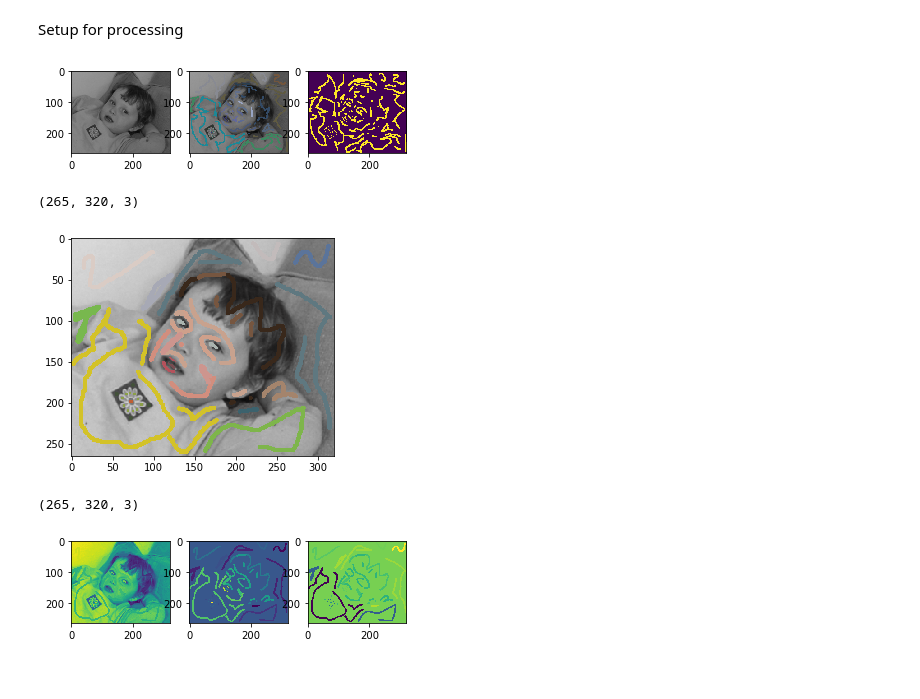
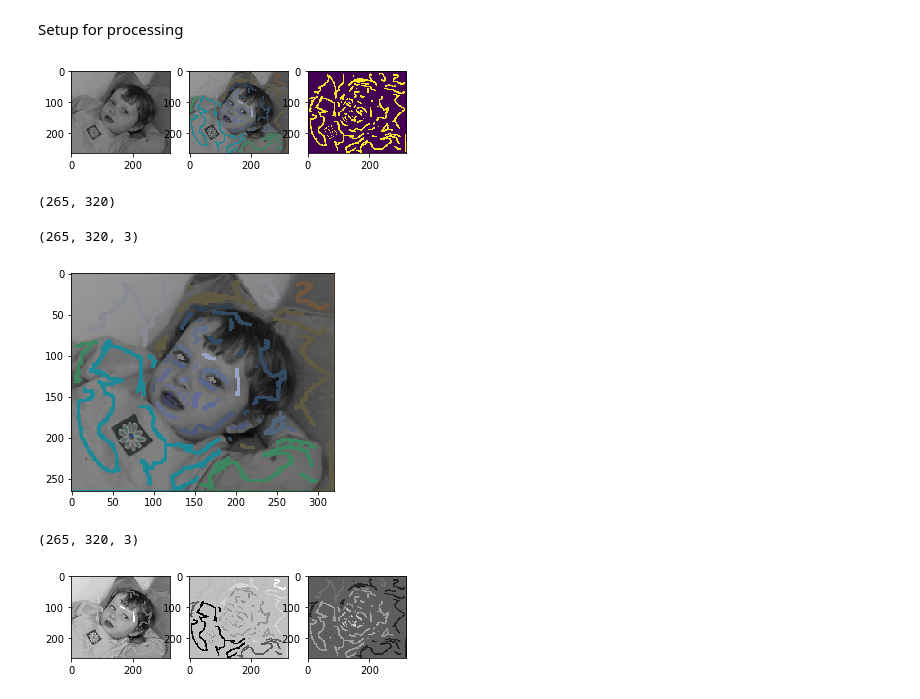
Before and after one commit to frankida/colorization, a Jupyter notebook: colorization_project.ipynb, the cells around one changed output. Saved outputs shown, nothing was run; the diff lists cells and outputs as text; code cells hidden in the pictures.

```diff
--- a/colorization_project.ipynb
+++ b/colorization_project.ipynb
@@ -24,57 +23,37 @@ colorIm = colorIm.astype('float64')
 plt.subplot(133)
 plt.imshow(colorIm)
 plt.show()
-# print colorIm.shape
-# # print (colorIm[colorIm>.01])
-
-# testarray =np.array(range(12)).reshape(3,4)
-# print test
-# testarray_all= np.zeros((3,4,3))
-# testarray_all[:,:,0]=testarray
-# testarray_all[:,:,1]=testarray
-# testarray_all[:,:,2]=testarray
-
-# # test_all[:,:]
-# arraysum = np.sum(testarray_all, axis=2)
-# arraysum = testarray_all.sum(2) > 0.01
-# print arraysum
-# print colorIm
-# myimage = io.imread('https://www.cs.huji.ac.il/~yweiss/Colorization/gray/gili_res.bmp') # reading image from research paper
-# image_g = cv2.cvtColor(myimage, cv2.COLOR_BGR2GRAY)
-# image_g = cv2.cvtColor(image_g, cv2.COLOR_GRAY2RGB)
-# # plt.imshow(myimage, cmap = 'gray')
-# print image_g.shape
-# # grayimage = cv2.cvtColor(myimage, cv2.COLOR_BGR2GRAY)
-# # plt.imshow(grayimage)
-# plt.imshow(image_g)
-# plt.imsave("gilig_bw.bmp", image_g)
-# plt.show()
+print colorIm.shape
 # %% [output]
 [figure]
+(265, 320)
 # %%
-#myimage = cv2.imread('gili_m.png') # read image in as BGR need to convert to YUV
-myimage = io.imread('https://www.cs.huji.ac.il/~yweiss/Colorization/gray/gili_m.bmp') # reading image from research paper
-image_m=myimage
+# myimage = cv2.imread('gili_m.png') # read image in as BGR need to convert to YUV
+# myimage = io.imread('https://www.cs.huji.ac.il/~yweiss/Colorization/gray/gili_m.bmp') # reading image from research paper
+myimage=c_name
 print image_m.shape
 plt.imshow(myimage)
 plt.show()
 # %% [output]
 (265, 320, 3)
-[figure, old version]
+[figure, new version]
 # %%
-myimage_yuv=cv2.cvtColor(myimage,cv2.COLOR_BGR2YUV)
-print myimage_yuv.shape  # background on yuv https://en.wikipedia.org/wiki/YUV
+sgI=cv2.cvtColor(g_name,cv2.COLOR_BGR2YUV)
+sgI= sgI.astype('float64')/255
+scI=cv2.cvtColor(c_name,cv2.COLOR_BGR2YUV)
+scI= scI.astype('float64')/255
+print scI.shape  # background on yuv https://en.wikipedia.org/wiki/YUV
 
-y=myimage_yuv[:,:,0] # intensity
+y=scI[:,:,0] # intensity
 plt.subplot(131)
-plt.imshow(y)
-u=myimage_yuv[:,:,1] # color
+plt.imshow(y, cmap='gray')
+u=scI[:,:,1] # color
 plt.subplot(132)
-plt.imshow(u)
-v= myimage_yuv[:,:,2] # color
+plt.imshow(u, cmap='gray')
+v= scI[:,:,2] # color
 plt.subplot(133)
-plt.imshow(v)
+plt.imshow(v, cmap='gray')
 plt.show()
 # %% [output]
 (265, 320, 3)
-[figure, old version]
+[figure, new version]
```
Also changed, not shown: parts of 2 cells of this notebook, 1 other file.
